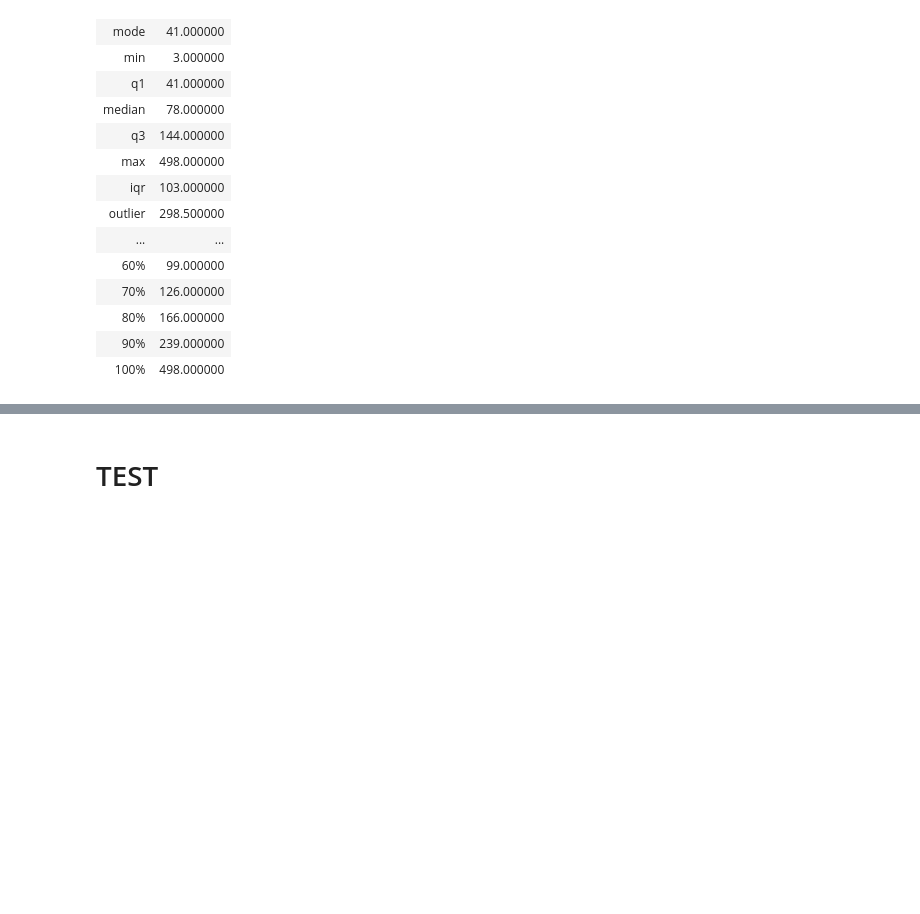
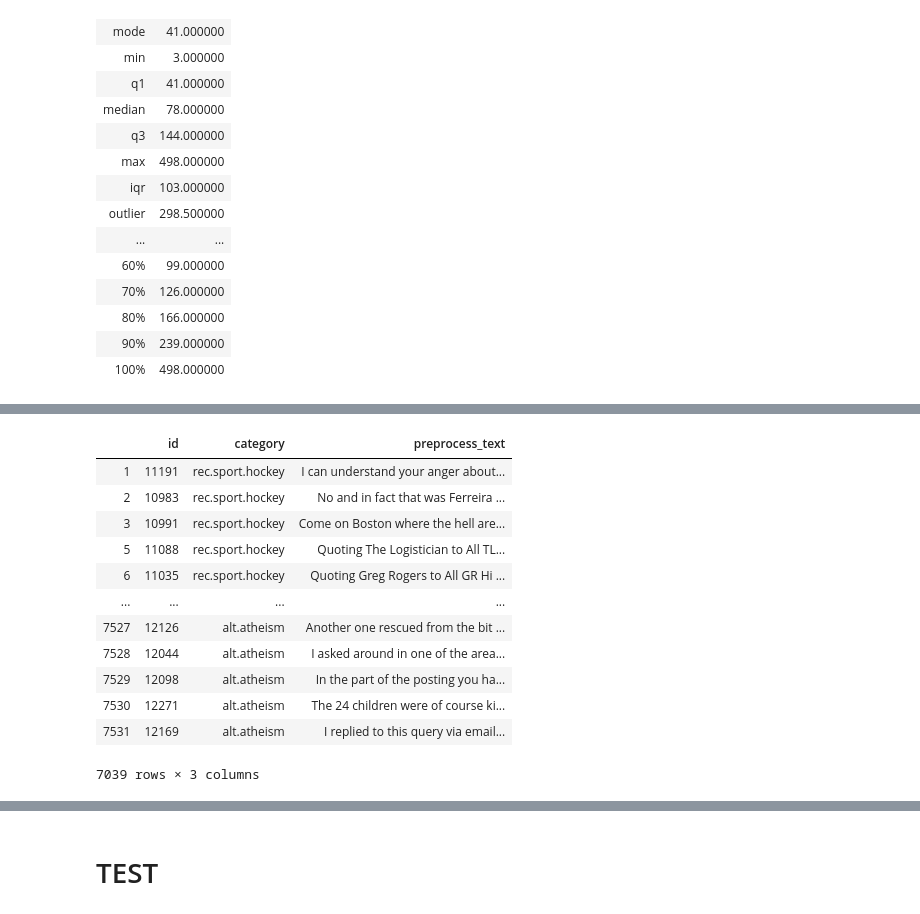
Before and after one commit to tychen5/SequenceFramework, a Jupyter notebook: 1.AnalyzeData.ipynb, the cells around one changed output, grey strips where cells are left out. Drawn from its saved outputs; the diff is of its cells as text; code cells hidden in the pictures; blank space fills up the shorter version.

```diff
--- a/1.AnalyzeData.ipynb
+++ b/1.AnalyzeData.ipynb
@@ -388,0 +381,4 @@ True
+# %%
+#只留下>=3 tokens & <=512 tokens的文章
+dev_df_select = dev_df[(dev_df['tokens_num'] >=3) & (dev_df['tokens_num']<=512)]
+basic_statistics(dev_df_select.tokens_num.tolist())
@@ -388,0 +403,17 @@ True
+# %%
+dev_df_select_ =  dev_df_select.filter(['id','category','preprocess_text'])
+dev_df_select_
+# %% [output]
+|  | id | category | preprocess_text |
+| 1 | 11191 | rec.sport.hockey | I can understand your anger about... |
+| 2 | 10983 | rec.sport.hockey | No and in fact that was Ferreira ... |
+| 3 | 10991 | rec.sport.hockey | Come on Boston where the hell are... |
+| 5 | 11088 | rec.sport.hockey | Quoting The Logistician to All TL... |
+| 6 | 11035 | rec.sport.hockey | Quoting Greg Rogers to All GR Hi ... |
+| ... | ... | ... | ... |
+| 7527 | 12126 | alt.atheism | Another one rescued from the bit ... |
+| 7528 | 12044 | alt.atheism | I asked around in one of the area... |
+| 7529 | 12098 | alt.atheism | In the part of the posting you ha... |
+| 7530 | 12271 | alt.atheism | The 24 children were of course ki... |
+| 7531 | 12169 | alt.atheism | I replied to this query via email... |
+7039 rows × 3 columns
```
Also changed, not shown: parts of 40 cells of this notebook.
